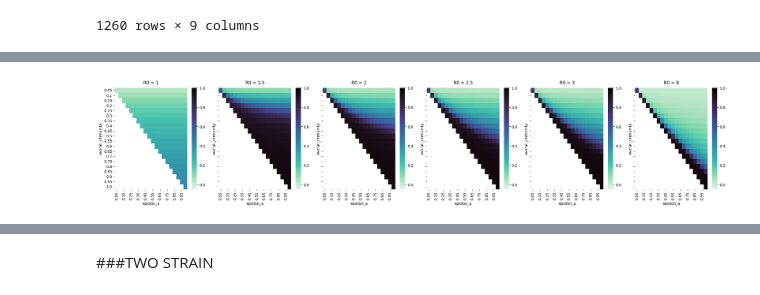
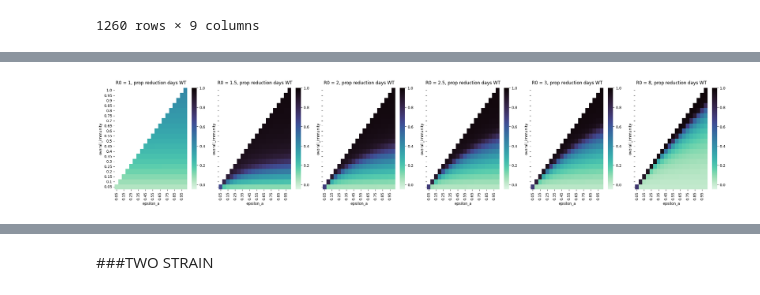
Before and after one commit to condusinew/vaccine_failure_escape, a Jupyter notebook: SIR_mode_natimm.ipynb, the cells around one changed output, grey strips where cells are left out. Drawn from its saved outputs; the diff is of its cells as text; code cells hidden in the pictures.

```diff
--- a/SIR_mode_natimm.ipynb
+++ b/SIR_mode_natimm.ipynb
@@ -42,7 +44,7 @@ def SIR_model_rv(t, y, mu, betaw, gammaw, betam, gammam, epsilona, epsilonL):
     return [dSdt, dIwdt, dNdt, dPdt, dImdt, dRmdt, dCIwdt, dCImdt]
 
 #basic plot to show comaprtment prevalence across time
-def plot_basic(solution, figsize = (8,5)):
+def plot_basic(solution, figsize = (8,5), title = "SIR sim w variant"):
   t = solution.t
   S, Iw, N, P, Im, Rm, CIw, CIm  = solution.y
 
@@ -57,7 +59,7 @@ def plot_basic(solution, figsize = (8,5)):
 
   plt.xlabel('Time (days)')
   plt.ylabel('Proportion of Population')
-  plt.title('SIR Model Simulation with Variant')
+  plt.title(title)
   plt.legend()
   plt.grid(True)
   plt.show
@@ -1405,0 +1318,28 @@ one_strain_df
+# %%
+#INSPECTING RELATIONSHIP BETWEEN EPSILONS AND IMMUNITY
+
+
+# removed R0 loop — just inspect one heatmap
+#specific R0 doesnt matter here, only looking at immunity from epsilons
+filtered_df_R0 = one_strain_df[one_strain_df["R0"] == Rnaught].copy()
+
+# avoid SettingWithCopyWarning
+filtered_df_R0.loc[:, "overall_immunity"] = filtered_df_R0["overall_immunity"].round(3)
+filtered_df_R0.loc[:, "epsilon_a"] = filtered_df_R0["epsilon_a"].round(3)
+
+# create heatmap matrix
+heatmap = filtered_df_R0.pivot(
+    index="overall_immunity",
+    columns="epsilon_a",
+    values="epsilon_L"
+)
+
+# plot it
+plt.figure(figsize=(6, 5))
+ax = sns.heatmap(heatmap, cmap="rocket_r", vmin=-0.05, vmax=1)
+ax.set_title("ε_L for immunity and eps_A values", pad=10)
+
+ax.invert_yaxis()   # <-- correct
+
+plt.tight_layout()
+plt.show()
@@ -1406,25 +1348,25 @@ one_strain_df
 # %%
-
 heatmaps = {}
 
 for i, r0 in enumerate(Rnaughts):
     filtered_df_R0 = one_strain_df[one_strain_df["R0"] == r0].copy()
 
     # avoid SettingWithCopyWarning
     filtered_df_R0.loc[:, "overall_immunity"] = filtered_df_R0["overall_immunity"].round(3)
     filtered_df_R0.loc[:, "epsilon_a"] = filtered_df_R0["epsilon_a"].round(3)
 
     heatmaps[i]  = filtered_df_R0.pivot(index="overall_immunity", columns="epsilon_a",
                                           values="total reduction in inf_days wildtype")
 
 fig, axes = plt.subplots(1, len(Rnaughts), figsize=(4*len(Rnaughts), 5), sharex=True, sharey=True)
 
 for i, r0 in enumerate(Rnaughts):
     ax = axes[i]
     sns.heatmap(heatmaps[i], cmap="mako_r", vmin=-0.05, vmax=1, ax=ax)
-    ax.set_title(f"R0 = {r0}", fontsize=12, pad=10)
+    ax.set_title(f"R0 = {r0}, prop reduction days WT", fontsize=12, pad=10)
+    ax.invert_yaxis()
 
 plt.tight_layout()
 plt.show()
 # %% [output]
-[figure, old version]
+[figure, new version]
```
Also changed, not shown: parts of 57 cells of this notebook.
